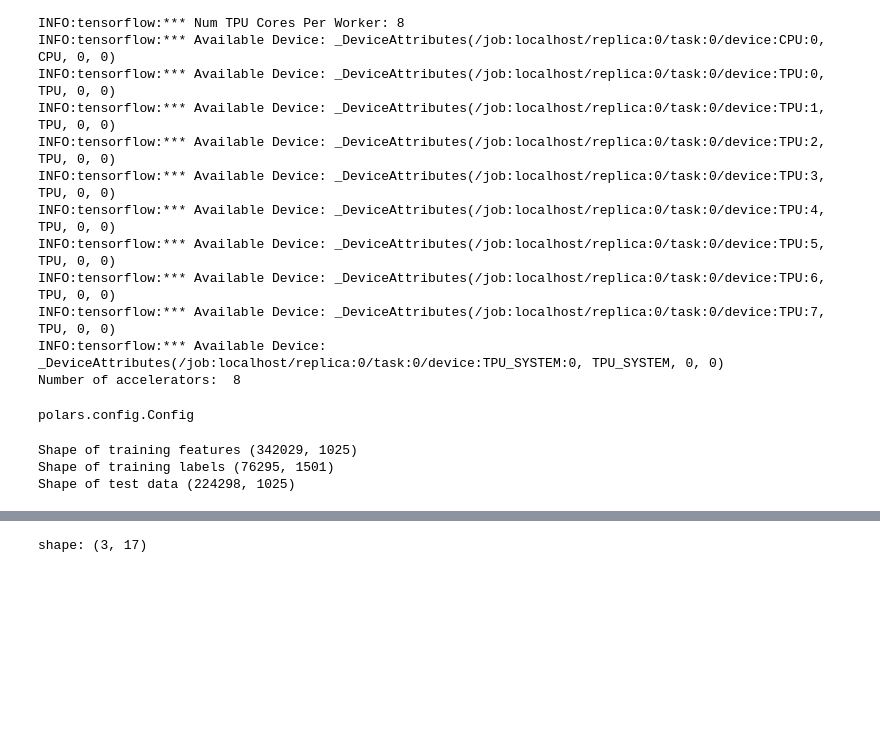
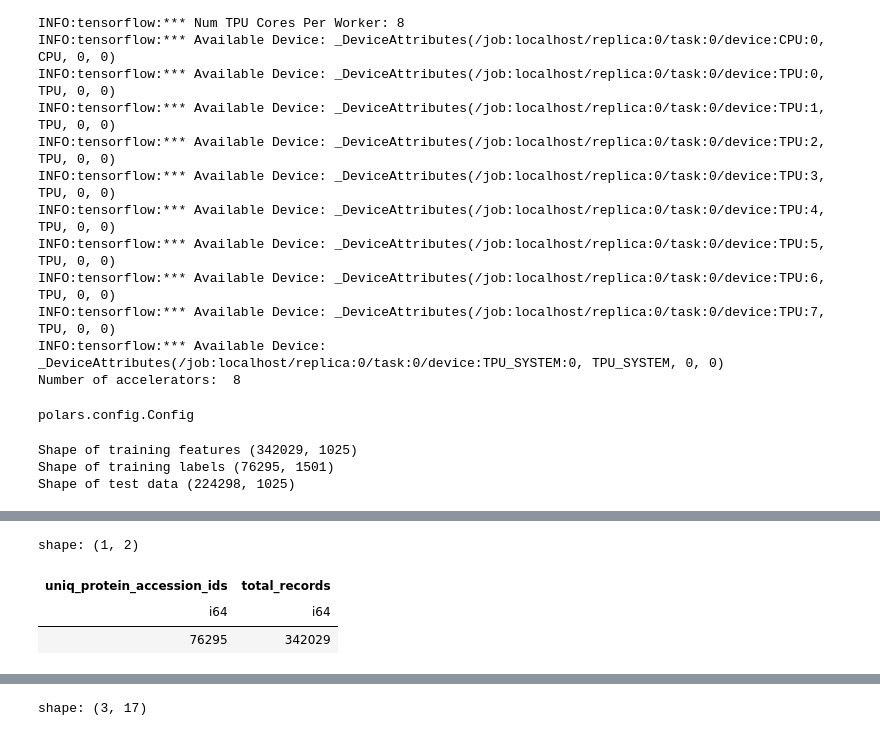
Before and after one commit to sumaniitm/cafa-6-protein-function-prediction-kaggle, a Jupyter notebook: cafa6-baseline-and-feature-engineering.ipynb, the cells around one changed output, grey strips where cells are left out. Cells and saved outputs as stored; diff of their text form; code cells hidden in the pictures; blank space fills up the shorter version.

```diff
--- a/cafa6-baseline-and-feature-engineering.ipynb
+++ b/cafa6-baseline-and-feature-engineering.ipynb
@@ -294,0 +207,8 @@ def process_mra(image: np.ndarray):
+# %%
+dd.sql(" select count(distinct(protein_accession_id)) as uniq_protein_accession_ids \
+, count(1) as total_records from df_train_features ").pl()
+# %% [output]
+shape: (1, 2)
+| uniq_protein_accession_ids | total_records |
+| i64 | i64 |
+| 76295 | 342029 |
```
Also changed, not shown: parts of 6 cells of this notebook.
